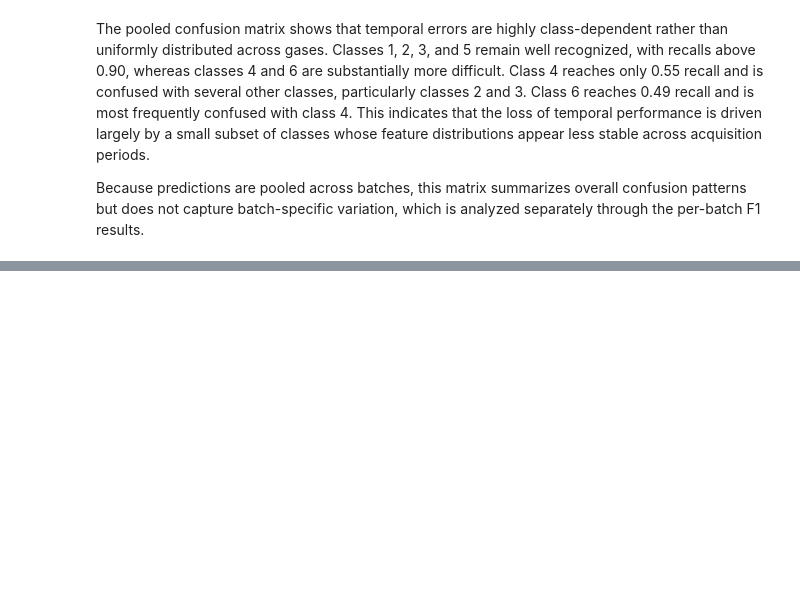
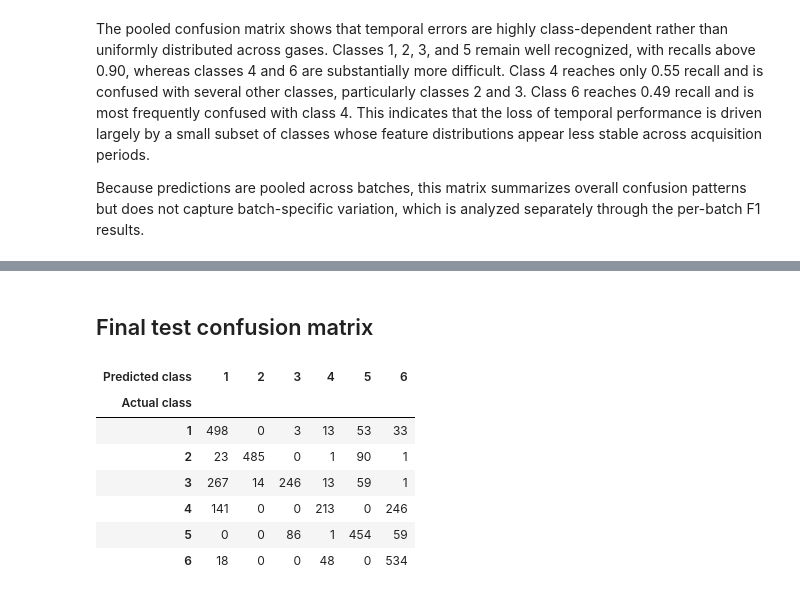
Before and after one commit to adrianfeijoo/gas-sensor-drift-classification, a Jupyter notebook: notebooks/02_model_evaluation.ipynb, the cells around one changed output, grey strips where cells are left out. Drawn from its saved outputs; the diff is of its cells as text; code cells hidden in the pictures; blank space fills up the shorter version.

```diff
--- a/notebooks/02_model_evaluation.ipynb
+++ b/notebooks/02_model_evaluation.ipynb
@@ -899,0 +1002,25 @@ Because predictions are pooled across batches, this matrix summarizes overall co
+# %% [markdown]
+## Final test confusion matrix
+# %%
+final_test_labels = tuple(sorted(full_data["label"].unique()))
+final_test_predictions = {
+    "Logistic Regression (C=10)": collect_final_holdout_predictions(
+        full_data,
+        build_logistic_regression(C=10.0),
+    ),
+}
+
+final_test_confusion_matrix = confusion_matrix_table(
+    final_test_predictions["Logistic Regression (C=10)"],
+    final_test_labels,
+)
+final_test_confusion_matrix
+# %% [output]
+| Predicted class | 1 | 2 | 3 | 4 | 5 | 6 |
+| Actual class |  |  |  |  |  |  |
+| 1 | 498 | 0 | 3 | 13 | 53 | 33 |
+| 2 | 23 | 485 | 0 | 1 | 90 | 1 |
+| 3 | 267 | 14 | 246 | 13 | 59 | 1 |
+| 4 | 141 | 0 | 0 | 213 | 0 | 246 |
+| 5 | 0 | 0 | 86 | 1 | 454 | 59 |
+| 6 | 18 | 0 | 0 | 48 | 0 | 534 |
```
Also changed, not shown: parts of 10 cells of this notebook.
